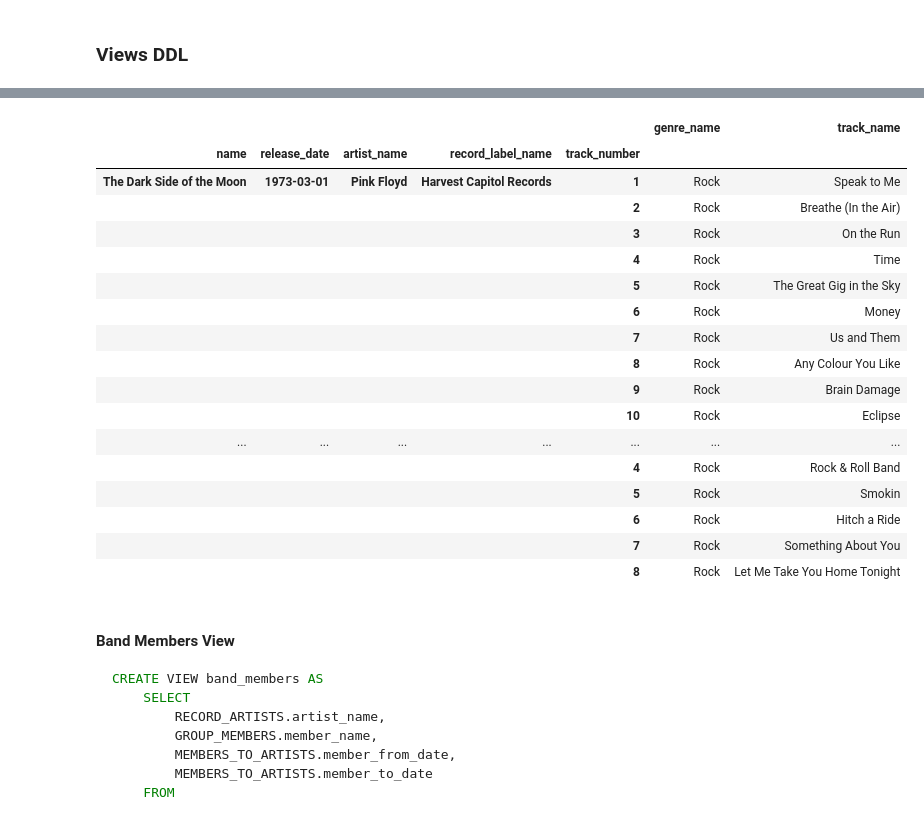
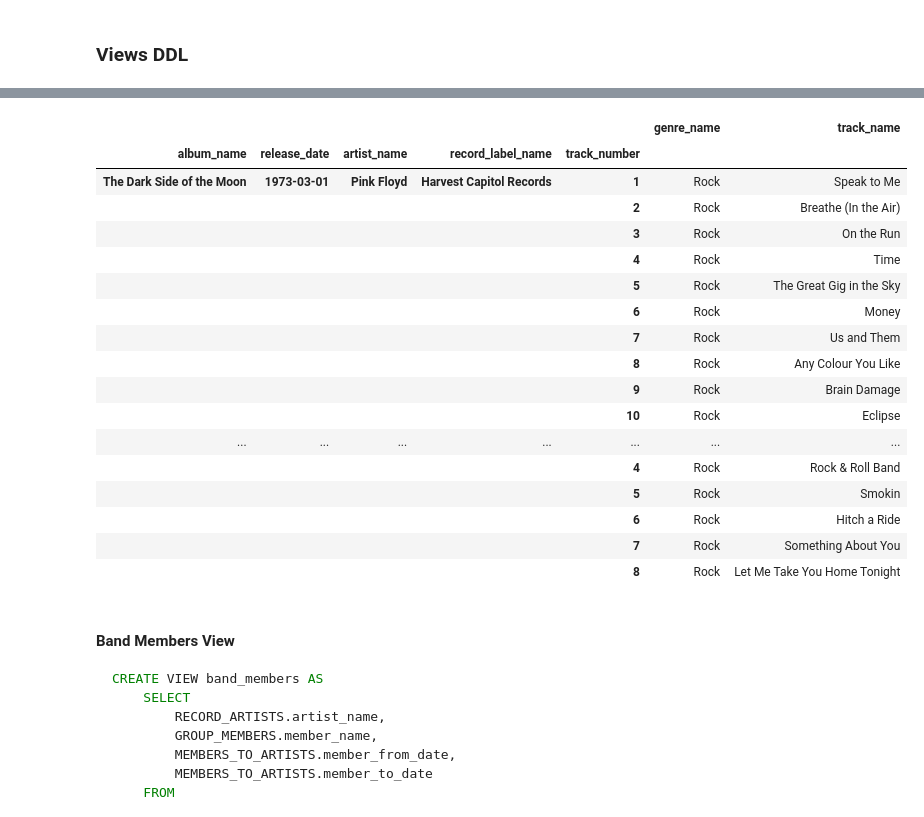
Before and after one commit to nmaiorana/CS-GY_6083_principles_of_database_systems, a Jupyter notebook: project_final_presetnation.ipynb, the cells around one changed output, grey strips where cells are left out. Saved outputs shown, nothing was run; the diff lists cells and outputs as text; code cells hidden in the pictures.

````diff
--- a/project_final_presetnation.ipynb
+++ b/project_final_presetnation.ipynb
@@ -180,10 +179,10 @@ ORDER BY
 ```
 # %%
-pandas_index_settings = ['name', 'release_date', 'artist_name', 'record_label_name', 'track_number']
+pandas_index_settings = ['album_name', 'release_date', 'artist_name', 'record_label_name', 'track_number']
 display(dbu.sqlalchemy_query_to_df('select * from album_information_details order by release_date', pandas_index_settings))
 # %% [output]
 |  |  |  |  |  | genre_name | track_name |
-| name | release_date | artist_name | record_label_name | track_number |  |  |
+| album_name | release_date | artist_name | record_label_name | track_number |  |  |
 | The Dark Side of the Moon | 1973-03-01 | Pink Floyd | Harvest Capitol Records | 1 | Rock | Speak to Me |
 |  |  |  |  | 2 | Rock | Breathe (In the Air) |
 |  |  |  |  | 3 | Rock | On the Run |
````
Also changed, not shown: parts of 10 cells of this notebook, 13 other files.
